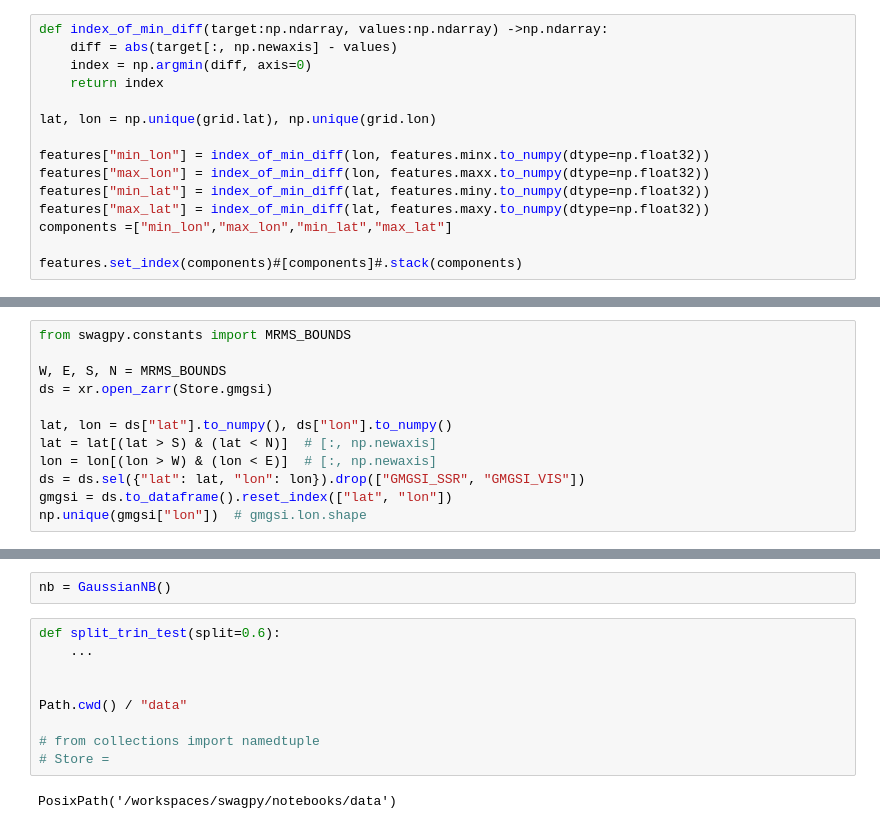
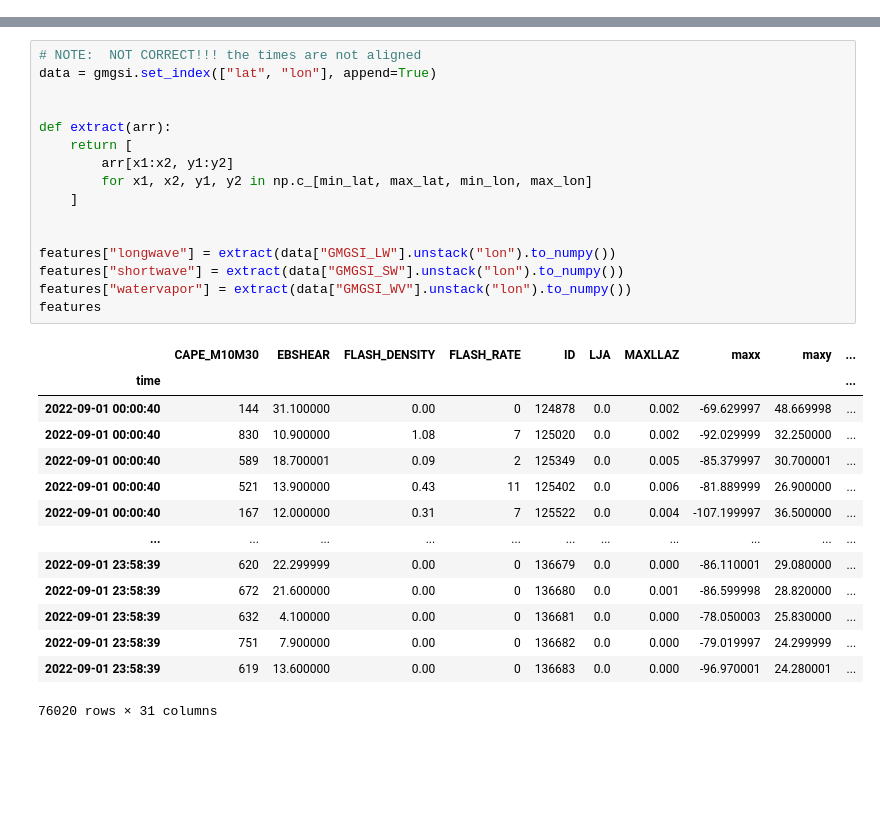
Before and after one commit to leaver2000/gswp, a Jupyter notebook: notebooks/tensorflow.ipynb, the cells around one changed output, grey strips where cells are left out. Cells and saved outputs as stored; diff of their text form; blank space fills up the shorter version.

```diff
--- a/notebooks/tensorflow.ipynb
+++ b/notebooks/tensorflow.ipynb
@@ -246,15 +204,0 @@ space = grid.set_index(["lat", "lon"]).unstack("lon")
-# %%
-def index_of_min_diff(target:np.ndarray, values:np.ndarray) ->np.ndarray:
-    diff = abs(target[:, np.newaxis] - values)
-    index = np.argmin(diff, axis=0)
-    return index
-
-lat, lon = np.unique(grid.lat), np.unique(grid.lon)
-
-features["min_lon"] = index_of_min_diff(lon, features.minx.to_numpy(dtype=np.float32))
-features["max_lon"] = index_of_min_diff(lon, features.maxx.to_numpy(dtype=np.float32))
-features["min_lat"] = index_of_min_diff(lat, features.miny.to_numpy(dtype=np.float32))
-features["max_lat"] = index_of_min_diff(lat, features.maxy.to_numpy(dtype=np.float32))
-components =["min_lon","max_lon","min_lat","max_lat"]
-
-features.set_index(components)#[components]#.stack(components)
@@ -367,12 +204,0 @@ Error:
-# %%
-from swagpy.constants import MRMS_BOUNDS
-
-W, E, S, N = MRMS_BOUNDS
-ds = xr.open_zarr(Store.gmgsi)
-
-lat, lon = ds["lat"].to_numpy(), ds["lon"].to_numpy()
-lat = lat[(lat > S) & (lat < N)]  # [:, np.newaxis]
-lon = lon[(lon > W) & (lon < E)]  # [:, np.newaxis]
-ds = ds.sel({"lat": lat, "lon": lon}).drop(["GMGSI_SSR", "GMGSI_VIS"])
-gmgsi = ds.to_dataframe().reset_index(["lat", "lon"])
-np.unique(gmgsi["lon"])  # gmgsi.lon.shape
@@ -486,13 +205,31 @@ Length: 76020, dtype: bool
-# %%
-nb = GaussianNB()
-# %%
-def split_trin_test(split=0.6):
-    ...
-
-
-Path.cwd() / "data"
-
-# from collections import namedtuple
-# Store =
-# %% [output]
-PosixPath('/workspaces/swagpy/notebooks/data')
+# %%
+# NOTE:  NOT CORRECT!!! the times are not aligned
+data = gmgsi.set_index(["lat", "lon"], append=True)
+
+
+def extract(arr):
+    return [
+        arr[x1:x2, y1:y2]
+        for x1, x2, y1, y2 in np.c_[min_lat, max_lat, min_lon, max_lon]
+    ]
+
+
+features["longwave"] = extract(data["GMGSI_LW"].unstack("lon").to_numpy())
+features["shortwave"] = extract(data["GMGSI_SW"].unstack("lon").to_numpy())
+features["watervapor"] = extract(data["GMGSI_WV"].unstack("lon").to_numpy())
+features
+# %% [output]
+|  | CAPE_M10M30 | EBSHEAR | FLASH_DENSITY | FLASH_RATE | ID | LJA | MAXLLAZ | maxx | maxy | ... |
+| time |  |  |  |  |  |  |  |  |  | ... |
+| 2022-09-01 00:00:40 | 144 | 31.100000 | 0.00 | 0 | 124878 | 0.0 | 0.002 | -69.629997 | 48.669998 | ... |
+| 2022-09-01 00:00:40 | 830 | 10.900000 | 1.08 | 7 | 125020 | 0.0 | 0.002 | -92.029999 | 32.250000 | ... |
+| 2022-09-01 00:00:40 | 589 | 18.700001 | 0.09 | 2 | 125349 | 0.0 | 0.005 | -85.379997 | 30.700001 | ... |
+| 2022-09-01 00:00:40 | 521 | 13.900000 | 0.43 | 11 | 125402 | 0.0 | 0.006 | -81.889999 | 26.900000 | ... |
+| 2022-09-01 00:00:40 | 167 | 12.000000 | 0.31 | 7 | 125522 | 0.0 | 0.004 | -107.199997 | 36.500000 | ... |
+| ... | ... | ... | ... | ... | ... | ... | ... | ... | ... | ... |
+| 2022-09-01 23:58:39 | 620 | 22.299999 | 0.00 | 0 | 136679 | 0.0 | 0.000 | -86.110001 | 29.080000 | ... |
+| 2022-09-01 23:58:39 | 672 | 21.600000 | 0.00 | 0 | 136680 | 0.0 | 0.001 | -86.599998 | 28.820000 | ... |
+| 2022-09-01 23:58:39 | 632 | 4.100000 | 0.00 | 0 | 136681 | 0.0 | 0.000 | -78.050003 | 25.830000 | ... |
+| 2022-09-01 23:58:39 | 751 | 7.900000 | 0.00 | 0 | 136682 | 0.0 | 0.000 | -79.019997 | 24.299999 | ... |
+| 2022-09-01 23:58:39 | 619 | 13.600000 | 0.00 | 0 | 136683 | 0.0 | 0.000 | -96.970001 | 24.280001 | ... |
+76020 rows × 31 columns
```
Also changed, not shown: parts of 22 cells of this notebook, 6 other files.
